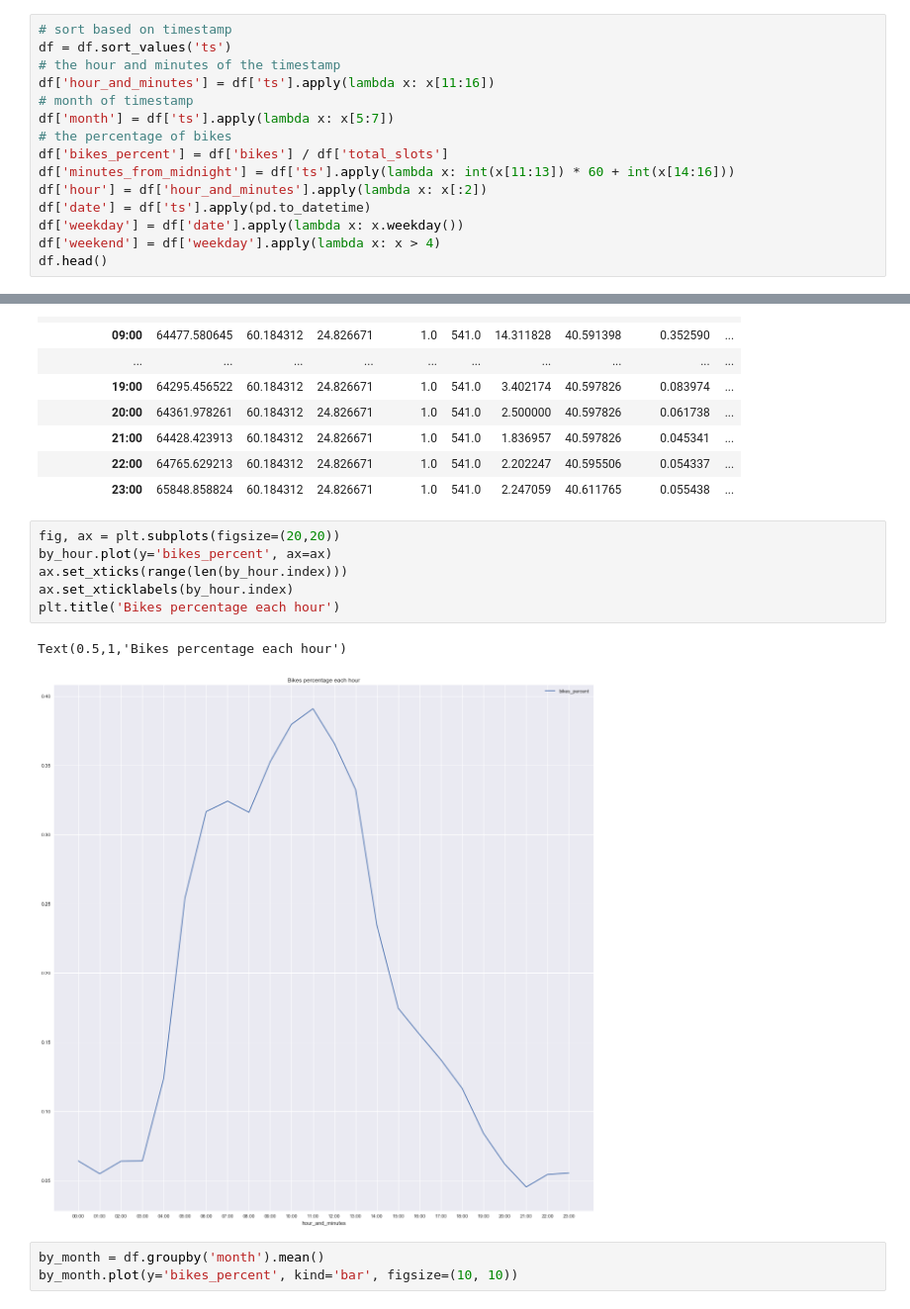
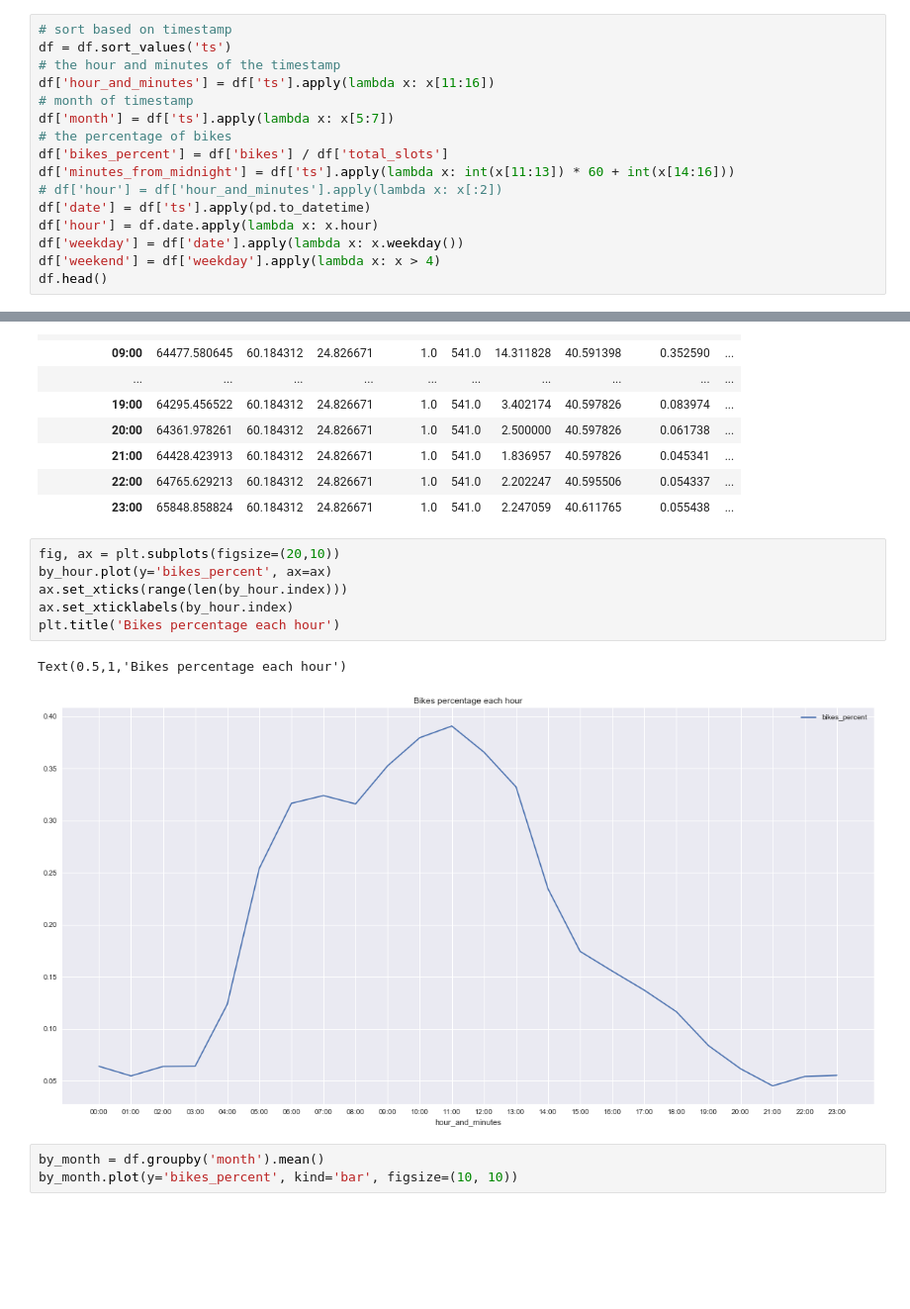
Before and after one commit to magic-city-bikes/notes, a Jupyter notebook: linear_regression.ipynb, the cells around one changed output, grey strips where cells are left out. Shown at 99% size. Saved outputs shown, nothing was run; the diff lists cells and outputs as text; blank space fills up the shorter version.

```diff
--- a/linear_regression.ipynb
+++ b/linear_regression.ipynb
@@ -39,8 +42,9 @@ df['month'] = df['ts'].apply(lambda x: x[5:7])
 # the percentage of bikes
 df['bikes_percent'] = df['bikes'] / df['total_slots']
 df['minutes_from_midnight'] = df['ts'].apply(lambda x: int(x[11:13]) * 60 + int(x[14:16]))
-df['hour'] = df['hour_and_minutes'].apply(lambda x: x[:2])
+# df['hour'] = df['hour_and_minutes'].apply(lambda x: x[:2])
 df['date'] = df['ts'].apply(pd.to_datetime)
+df['hour'] = df.date.apply(lambda x: x.hour)
 df['weekday'] = df['date'].apply(lambda x: x.weekday())
 df['weekend'] = df['weekday'].apply(lambda x: x > 4)
 df.head()
@@ -106,14 +111,14 @@ by_hour
 | 22:00 | 64765.629213 | 60.184312 | 24.826671 | 1.0 | 541.0 | 2.202247 | 40.595506 | 0.054337 | ... |
 | 23:00 | 65848.858824 | 60.184312 | 24.826671 | 1.0 | 541.0 | 2.247059 | 40.611765 | 0.055438 | ... |
 # %%
-fig, ax = plt.subplots(figsize=(20,20))
+fig, ax = plt.subplots(figsize=(20,10))
 by_hour.plot(y='bikes_percent', ax=ax)
 ax.set_xticks(range(len(by_hour.index)))
 ax.set_xticklabels(by_hour.index)
 plt.title('Bikes percentage each hour')
 # %% [output]
 Text(0.5,1,'Bikes percentage each hour')
-[figure, old version]
+[figure, new version]
 # %%
 by_month = df.groupby('month').mean()
 by_month.plot(y='bikes_percent', kind='bar', figsize=(10, 10))
```
Also changed, not shown: parts of 38 cells of this notebook, 2 other files.
